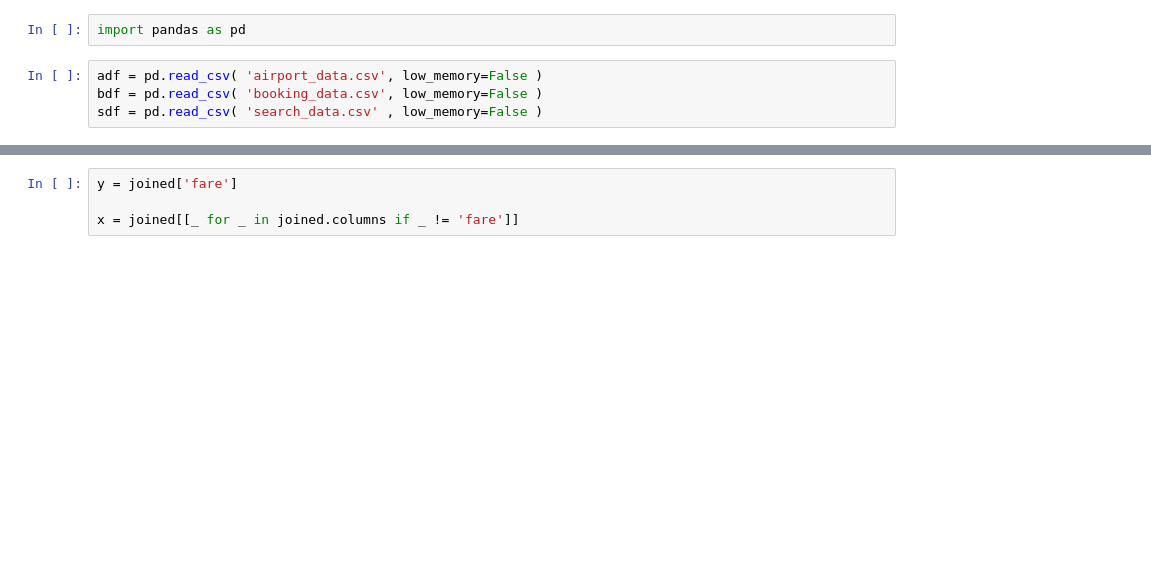
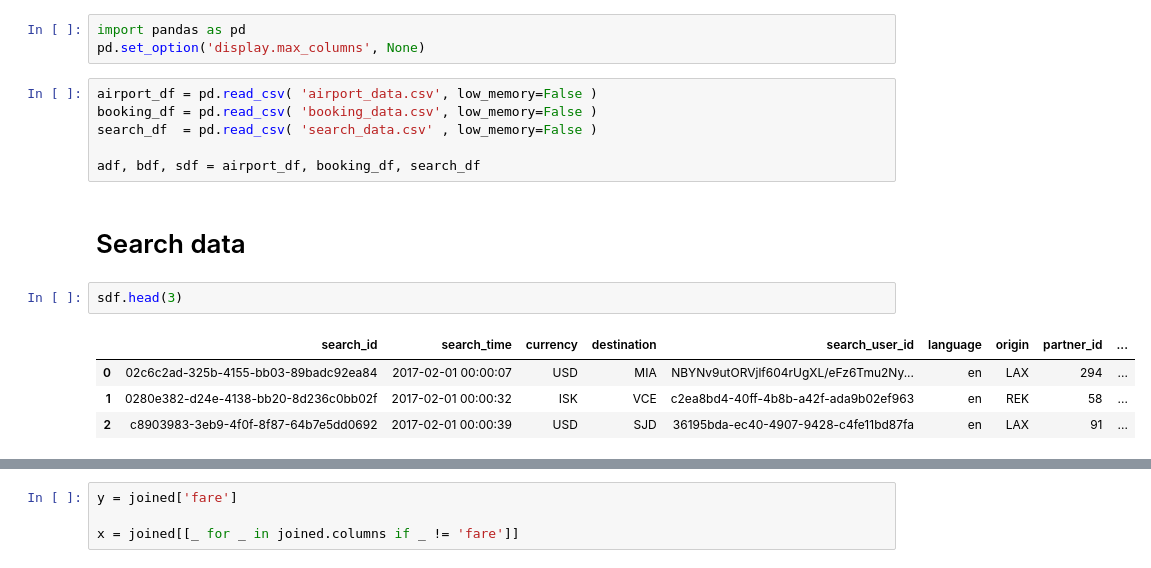
Before and after one commit to amajewski5c/airfare_predictions, a Jupyter notebook: fares.ipynb, the cells around one changed output, grey strips where cells are left out. Drawn from its saved outputs; the diff is of its cells as text; blank space fills up the shorter version.

```diff
--- a/fares.ipynb
+++ b/fares.ipynb
@@ -1,6 +1,18 @@
 # %%
 import pandas as pd
+pd.set_option('display.max_columns', None)
 # %%
-adf = pd.read_csv( 'airport_data.csv', low_memory=False )
-bdf = pd.read_csv( 'booking_data.csv', low_memory=False )
-sdf = pd.read_csv( 'search_data.csv' , low_memory=False )
+airport_df = pd.read_csv( 'airport_data.csv', low_memory=False )
+booking_df = pd.read_csv( 'booking_data.csv', low_memory=False )
+search_df  = pd.read_csv( 'search_data.csv' , low_memory=False )
+
+adf, bdf, sdf = airport_df, booking_df, search_df
+# %% [markdown]
+# Search data
+# %%
+sdf.head(3)
+# %% [output]
+|  | search_id | search_time | currency | destination | search_user_id | language | origin | partner_id | ... |
+| 0 | 02c6c2ad-325b-4155-bb03-89badc92ea84 | 2017-02-01 00:00:07 | USD | MIA | NBYNv9utORVjlf604rUgXL/eFz6Tmu2Ny... | en | LAX | 294 | ... |
+| 1 | 0280e382-d24e-4138-bb20-8d236c0bb02f | 2017-02-01 00:00:32 | ISK | VCE | c2ea8bd4-40ff-4b8b-a42f-ada9b02ef963 | en | REK | 58 | ... |
+| 2 | c8903983-3eb9-4f0f-8f87-64b7e5dd0692 | 2017-02-01 00:00:39 | USD | SJD | 36195bda-ec40-4907-9428-c4fe11bd87fa | en | LAX | 91 | ... |
```
Also changed, not shown: parts of 10 cells of this notebook.
